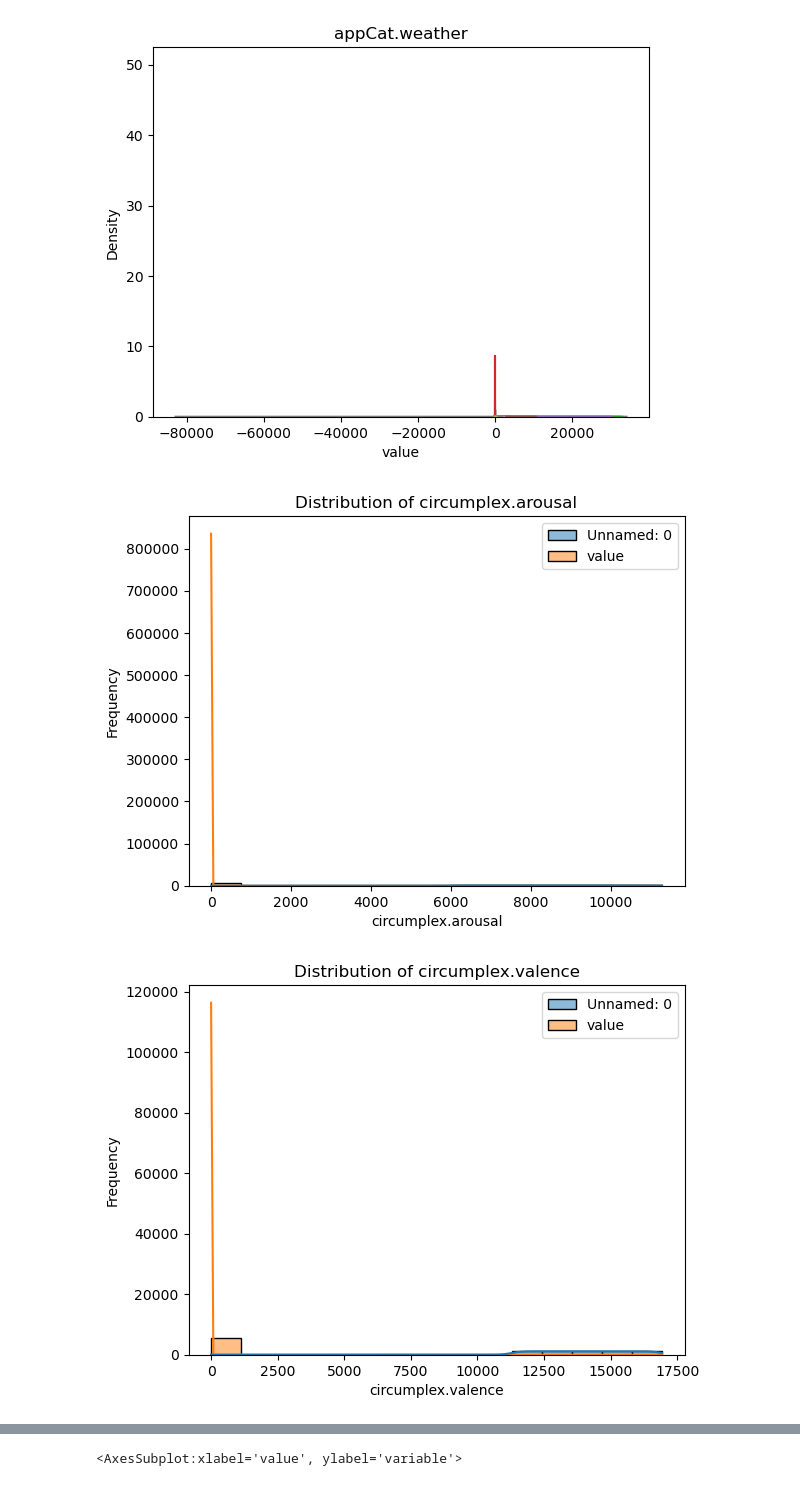
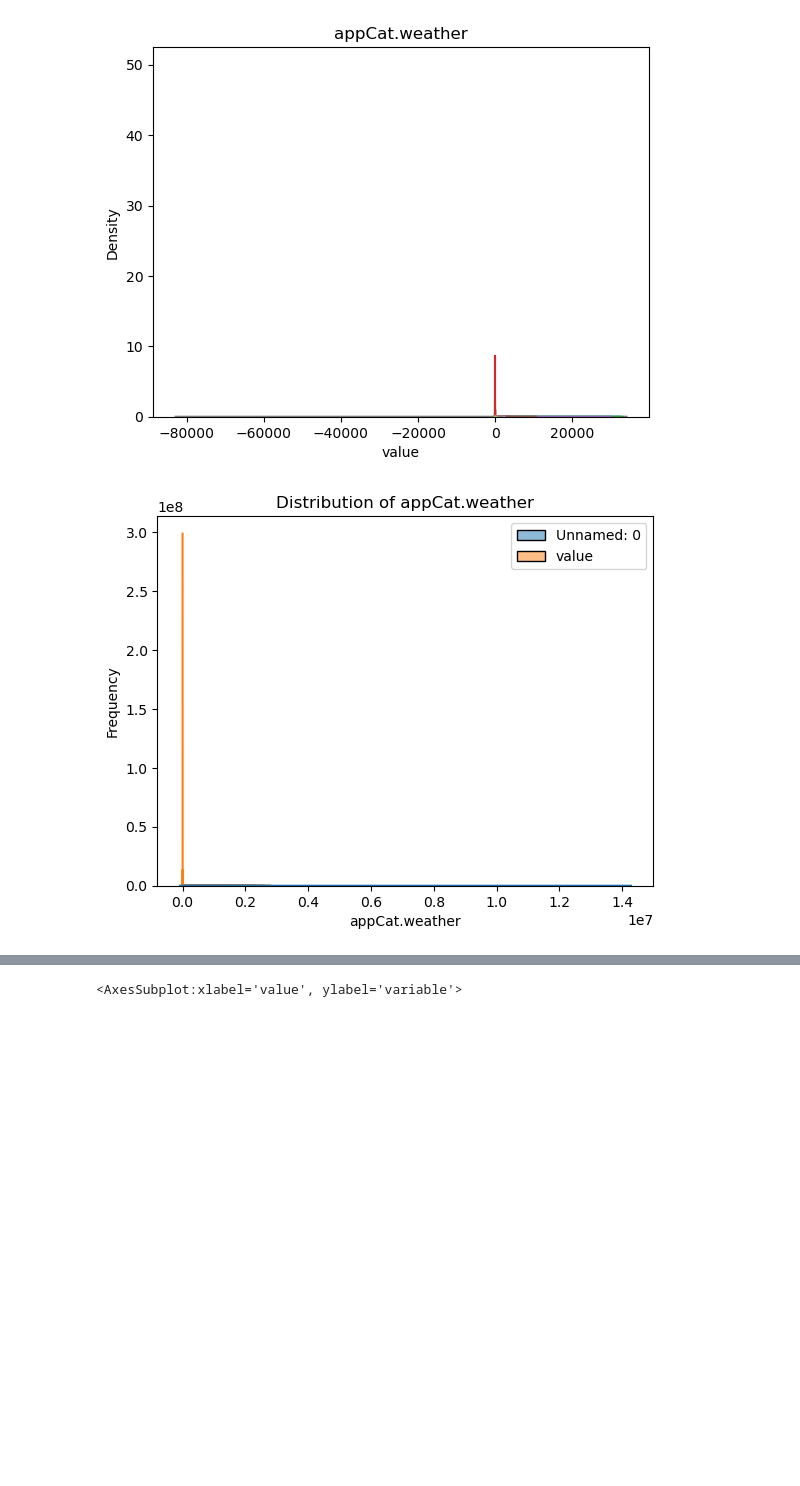
Before and after one commit to timmooren/DM1, a Jupyter notebook: DM1.ipynb, the cells around one changed output, grey strips where cells are left out. Drawn from its saved outputs; the diff is of its cells as text; code cells hidden in the pictures; blank space fills up the shorter version.

Commit message:
plots

```diff
--- a/DM1.ipynb
+++ b/DM1.ipynb
@@ -23,6 +23,8 @@ import matplotlib.pyplot as plt
 
 # read csv dataset with first column
 data = pd.read_csv('dataset_mood_smartphone.csv')
+# convert time to datetime
+data['time'] = pd.to_datetime(data['time'])
 data
 # %% [output]
 |  | Unnamed: 0 | id | time | variable | value |
@@ -95,15 +91,15 @@ for i in data.variable.unique():
 # %% [output]
 [figure]
 # %%
-numerical_vars = ['circumplex.arousal', 'circumplex.valence', 'activity', 'screen']
+numerical_vars = ['circumplex.arousal', 'circumplex.valence', 'activity', 'screen', 'appCat.builtin', 'appCat.communication', 'appCat.entertainment', 'appCat.finance', 'appCat.game', 'appCat.office', 'appCat.other', 'appCat.social', 'appCat.travel', 'appCat.unknown', 'appCat.utilities', 'appCat.weather']
 
 for var in numerical_vars:
     sns.histplot(data[data['variable'] == var], kde=True)
 
     plt.title(f'Distribution of {var}')
     plt.xlabel(var)
     plt.ylabel('Frequency')
-    plt.show()
+    # save plot
+    plt.savefig('plots/' + var + '.png')
 # %% [output]
-[figure, old version]
+[figure, new version]
-[figure, removed]
```
Also changed, not shown: parts of 27 cells of this notebook, 21 other files.
